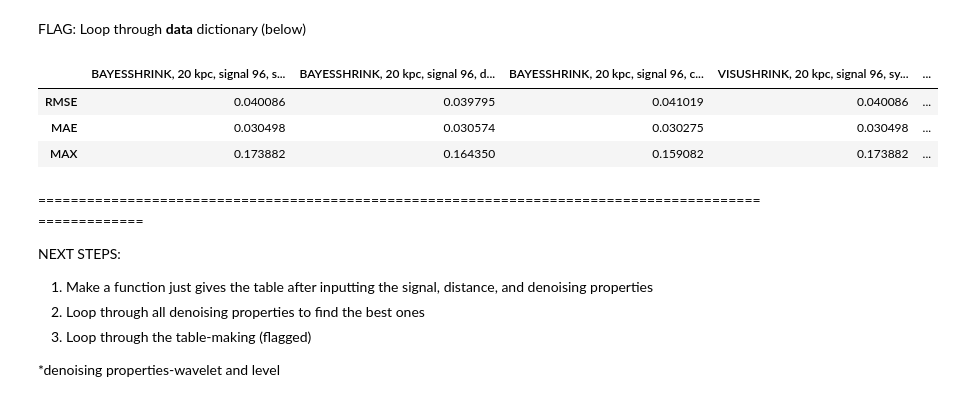
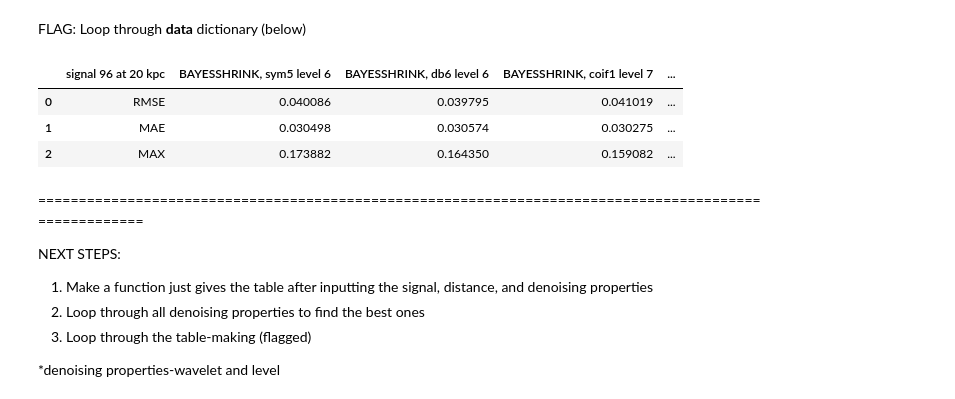
Before and after one commit to Calista-F/CCSN-gravitational-wave-denoising, a Jupyter notebook: 20220201_Lopac_(2020)_Table_15,16,17_recreations_SIGNAL_96.ipynb, the cells around one changed output. Cells and saved outputs as stored; diff of their text form; code cells hidden in the pictures.

```diff
--- a/20220201_Lopac_(2020)_Table_15,16,17_recreations_SIGNAL_96.ipynb
+++ b/20220201_Lopac_(2020)_Table_15,16,17_recreations_SIGNAL_96.ipynb
@@ -75,7 +75,7 @@ for m in methods:
     denoised_df = pd.DataFrame(denoise_wavelet(noisy_norm_df, method = m, mode ='hard', wavelet = wavelets[i], wavelet_levels = levels[i], rescale_sigma = 'True'))
 
     #Create col1- a list that contains the signal properties (which signal template was used), denoising properties, and denoising performance metrics
-    col1 = [str(m).upper() +', '+  signaldistance +', '+ signalno +', '+ wavelets[i] + ' level ' + str(levels[i])]
+    col1 = [str(m).upper() +', '+ wavelets[i] + ' level ' + str(levels[i])]
     col1.append(get_rmse(signal_norm_df, denoised_df))
     col1.append(mean_absolute_error(signal_norm_df, denoised_df))
     col1.append(max_error(signal_norm_df, denoised_df))
@@ -158,7 +159,7 @@ for m in methods:
     denoised_df = pd.DataFrame(denoise_wavelet(noisy_norm_df, method = m, mode ='hard', wavelet = wavelets[i], wavelet_levels = levels[i], rescale_sigma = 'True'))
 
     #Create col1- a list that contains the signal properties (which signal template was used), denoising properties, and denoising performance metrics
-    col1 = [str(m).upper() +', '+  signaldistance +', '+ signalno +', '+ wavelets[i] + ' level ' + str(levels[i])]
+    col1 = [str(m).upper() +', '+ wavelets[i] + ' level ' + str(levels[i])]
     col1.append(get_rmse(signal_norm_df, denoised_df))
     col1.append(mean_absolute_error(signal_norm_df, denoised_df))
     col1.append(max_error(signal_norm_df, denoised_df))
@@ -241,7 +243,7 @@ for m in methods:
     denoised_df = pd.DataFrame(denoise_wavelet(noisy_norm_df, method = m, mode ='hard', wavelet = wavelets[i], wavelet_levels = levels[i], rescale_sigma = 'True'))
 
     #Create col1- a list that contains the signal properties (which signal template was used), denoising properties, and denoising performance metrics
-    col1 = [str(m).upper() +', '+  signaldistance +', '+ signalno +', '+ wavelets[i] + ' level ' + str(levels[i])]
+    col1 = [str(m).upper() +', '+ wavelets[i] + ' level ' + str(levels[i])]
     col1.append(get_rmse(signal_norm_df, denoised_df))
     col1.append(mean_absolute_error(signal_norm_df, denoised_df))
     col1.append(max_error(signal_norm_df, denoised_df))
@@ -252,29 +254,30 @@ for m in methods:
 # %% [markdown]
 FLAG: Loop through **data** dictionary (below)
 # %%
-data = {'index': indexcol,
+signalnodistance = signalno+' at '+signaldistance
+
+data = {signalnodistance: metrics,
         #BayesShrink
         main_list[0][0][0]: main_list[0][0][1:], #signal properties to be used as column name
         main_list[0][1][0]: main_list[0][1][1:],
         main_list[0][2][0]: main_list[0][2][1:],
 
         #VisuShrink
         main_list[1][0][0]: main_list[1][0][1:], #signal properties to be used as column name
         main_list[1][1][0]: main_list[1][1][1:],
         main_list[1][2][0]: main_list[1][2][1:],
         }
 
 # Create DataFrame
-Table1_df = pd.DataFrame(data, index =metrics)
-Table1_df = Table1_df.drop(columns='index')
+Table17_df = pd.DataFrame(data)
 
 # Print the output.
-Table1_df
+Table17_df
 # %% [output]
-|  | BAYESSHRINK, 20 kpc, signal 96, s... | BAYESSHRINK, 20 kpc, signal 96, d... | BAYESSHRINK, 20 kpc, signal 96, c... | VISUSHRINK, 20 kpc, signal 96, sy... | ... |
-| RMSE | 0.040086 | 0.039795 | 0.041019 | 0.040086 | ... |
-| MAE | 0.030498 | 0.030574 | 0.030275 | 0.030498 | ... |
-| MAX | 0.173882 | 0.164350 | 0.159082 | 0.173882 | ... |
+|  | signal 96 at 20 kpc | BAYESSHRINK, sym5 level 6 | BAYESSHRINK, db6 level 6 | BAYESSHRINK, coif1 level 7 | ... |
+| 0 | RMSE | 0.040086 | 0.039795 | 0.041019 | ... |
+| 1 | MAE | 0.030498 | 0.030574 | 0.030275 | ... |
+| 2 | MAX | 0.173882 | 0.164350 | 0.159082 | ... |
 # %% [markdown]
 ======================================================================================================
 
```
Also changed, not shown: parts of 2 cells of this notebook.
